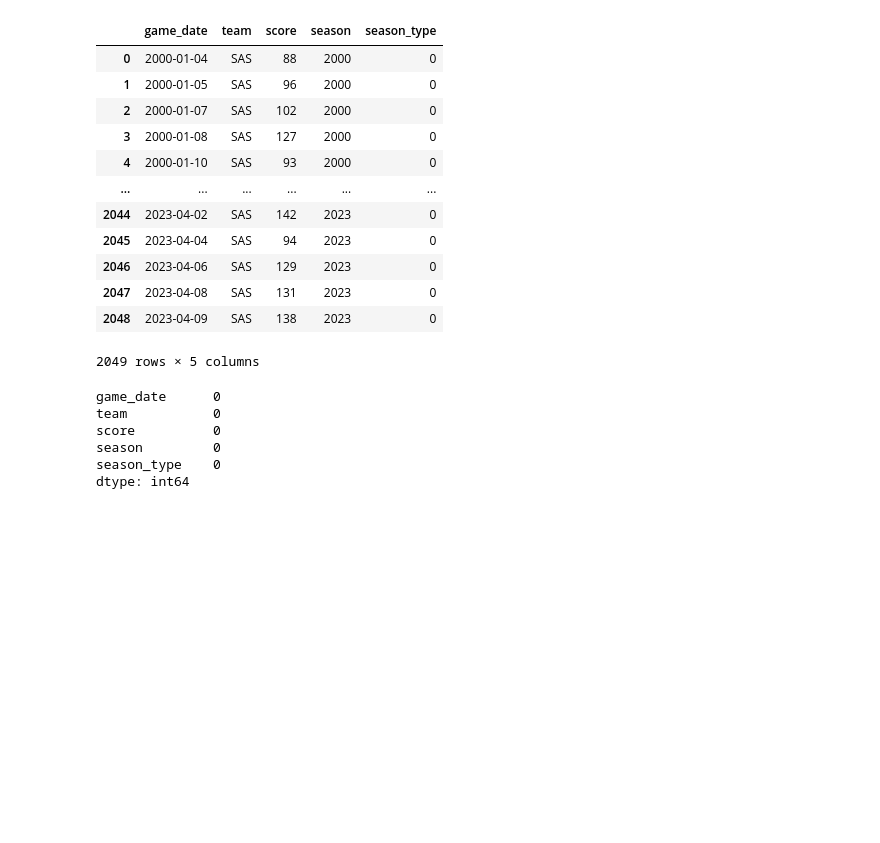
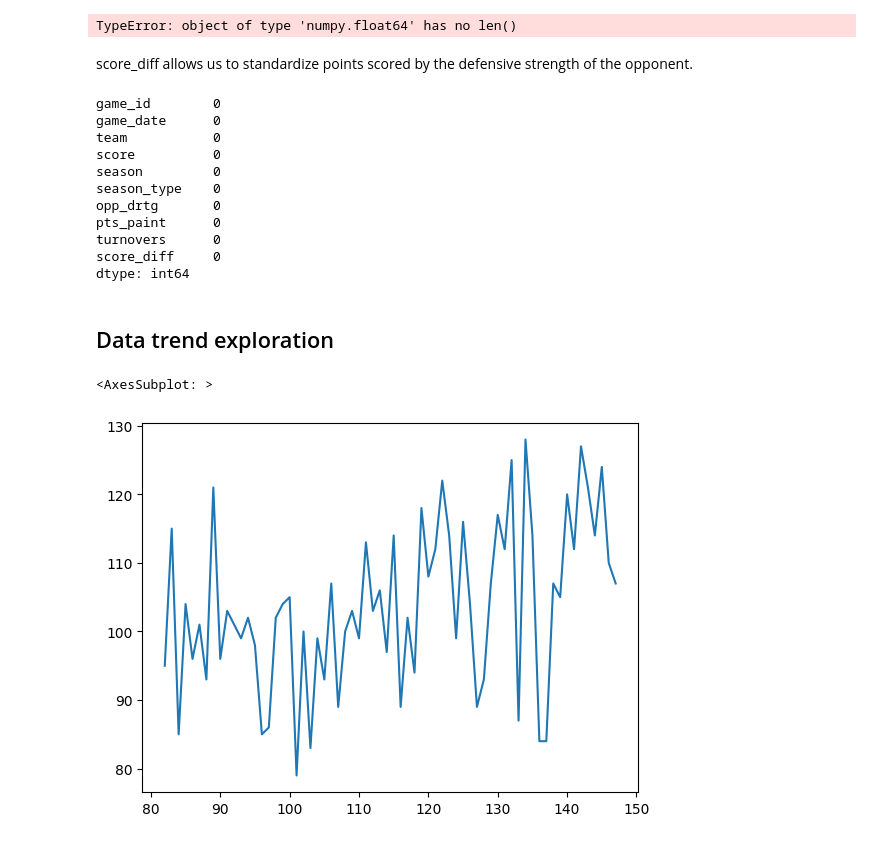
Before and after one commit to bishopcurtisj/DATA5630_Final_Project, a Jupyter notebook: src/data_processing.ipynb, the cells around one changed output. Drawn from its saved outputs; the diff is of its cells as text; code cells hidden in the pictures; blank space fills up the shorter version.

```diff
--- a/src/data_processing.ipynb
+++ b/src/data_processing.ipynb
@@ -5,9 +7,9 @@ import matplotlib.pyplot as plt
 # %%
 games = pd.read_csv('..\\data\\game.csv')
 teams = pd.read_csv('..\\data\\Team Summaries.csv')
+other_info = pd.read_csv('..\\data\\other_stats.csv')
 # %%
 games.game_date = pd.to_datetime(games.game_date)
 games = games[games.game_date.dt.year >= 2000]
-scores = games[['game_date','team_abbreviation_home','pts_home', 'team_abbreviation_away', 'pts_away', 'season_type' ]]
-
+scores = games[['game_id','game_date','team_abbreviation_home','pts_home', 'team_abbreviation_away', 'pts_away', 'season_type' ]]
 scores = scores.rename(columns={'team_abbreviation_home':'team', 'pts_home':'pts', 'team_abbreviation_away':'opponent', 'pts_away':'opp_pts'})
@@ -19,53 +20,76 @@ array(['Regular Season', 'All-Star', 'All Star', 'Playoffs', 'Pre Season'],
 # %%
 spurs=scores[(scores.team == 'SAS') | (scores.opponent == 'SAS')]
 spurs=spurs[(spurs.season_type == 'Regular Season') | (spurs.season_type == 'Playoffs')]
+other=other_info[(other_info['team_abbreviation_home'] == 'SAS') | (other_info['team_abbreviation_away'] == 'SAS')]
+other = other[['game_id', 'team_abbreviation_home', 'total_turnovers_home','pts_paint_home','team_abbreviation_away','total_turnovers_away','pts_paint_away' ]]
 
-temp={'game_date':[],'team':[],'score':[],'season':[] ,'season_type':[]}
+temp={'game_id':[],'game_date':[],'team':[],'score':[],'season':[] ,'season_type':[], 'opp_drtg':[], 'pts_paint':[], 'turnovers':[]}
 for index, row in spurs.iterrows():
+    if row.game_date.month >= 10:
+        season=(row.game_date.year + 1)
+    else:
+        season=(row.game_date.year)
     if row.team == 'SAS':
         temp['team'].append(row.team)
         temp['score'].append(row.pts)
+        odr=(teams[(teams.abbreviation == row.opponent)&(teams.season==season)].d_rtg.values)
+        temp['turnovers'].append(other[(other.game_id == row.game_id)].total_turnovers_home.values[0])
+        temp['pts_paint'].append(other[(other.game_id == row.game_id)].pts_paint_home.values[0])
+
+
+
     else:
         temp['team'].append(row.opponent)
         temp['score'].append(row.opp_pts)
+        odr=(teams[(teams.abbreviation == row.team)&(teams.season==season)].d_rtg.values[0])
+        temp['turnovers'].append(other[(other.game_id == row.game_id)].total_turnovers_away.values[0])
+        temp['pts_paint'].append(other[(other.game_id == row.game_id)].pts_paint_away.values)
+
+
+
+    if len(odr) == 0:
+        odr = teams[(teams.season == season)].d_rtg.mean()
+    else:
+        odr = odr[0]
 
     if row.season_type == 'Regular Season':
         temp['season_type'].append(0)
     else:
         temp['season_type'].append(1)
-
-    if row.game_date.month >= 10:
-        temp['season'].append(row.game_date.year + 1)
-    else:
-        temp['season'].append(row.game_date.year)
-
+    temp['season'].append(season)
     temp['game_date'].append(row.game_date)
+    temp['opp_drtg'].append(odr)
+    temp['game_id'].append(row.game_id)
 
 spurs = pd.DataFrame(temp)
-spurs.score = spurs.score.astype(int)
-spurs
+spurs.opp_drtg = spurs.opp_drtg.astype(float)
 # %% [output]
-|  | game_date | team | score | season | season_type |
-| 0 | 2000-01-04 | SAS | 88 | 2000 | 0 |
-| 1 | 2000-01-05 | SAS | 96 | 2000 | 0 |
-| 2 | 2000-01-07 | SAS | 102 | 2000 | 0 |
-| 3 | 2000-01-08 | SAS | 127 | 2000 | 0 |
-| 4 | 2000-01-10 | SAS | 93 | 2000 | 0 |
-| ... | ... | ... | ... | ... | ... |
-| 2044 | 2023-04-02 | SAS | 142 | 2023 | 0 |
-| 2045 | 2023-04-04 | SAS | 94 | 2023 | 0 |
-| 2046 | 2023-04-06 | SAS | 129 | 2023 | 0 |
-| 2047 | 2023-04-08 | SAS | 131 | 2023 | 0 |
-| 2048 | 2023-04-09 | SAS | 138 | 2023 | 0 |
-2049 rows × 5 columns
+TypeError: object of type 'numpy.float64' has no len()
+# %% [markdown]
+score_diff allows us to standardize points scored by the defensive strength of the opponent.
+# %%
+spurs['score_diff'] = spurs.score - spurs.opp_drtg
 # %%
 spurs.isna().sum()
 # %% [output]
+game_id        0
 game_date      0
 team           0
 score          0
 season         0
 season_type    0
+opp_drtg       0
+pts_paint      0
+turnovers      0
+score_diff     0
 dtype: int64
 # %%
 spurs.to_csv('..\\data\\spurs.csv', index=False)
+# %% [markdown]
+## Data trend exploration
+# %%
+spurs = spurs[spurs['season_type']==0].reset_index(drop=True)
+spurs[spurs['season']==2012].score.plot()
+# %% [output]
+<AxesSubplot: >
+[figure, added]
```
Also changed, not shown: parts of 9 cells of this notebook, 11 other files.
